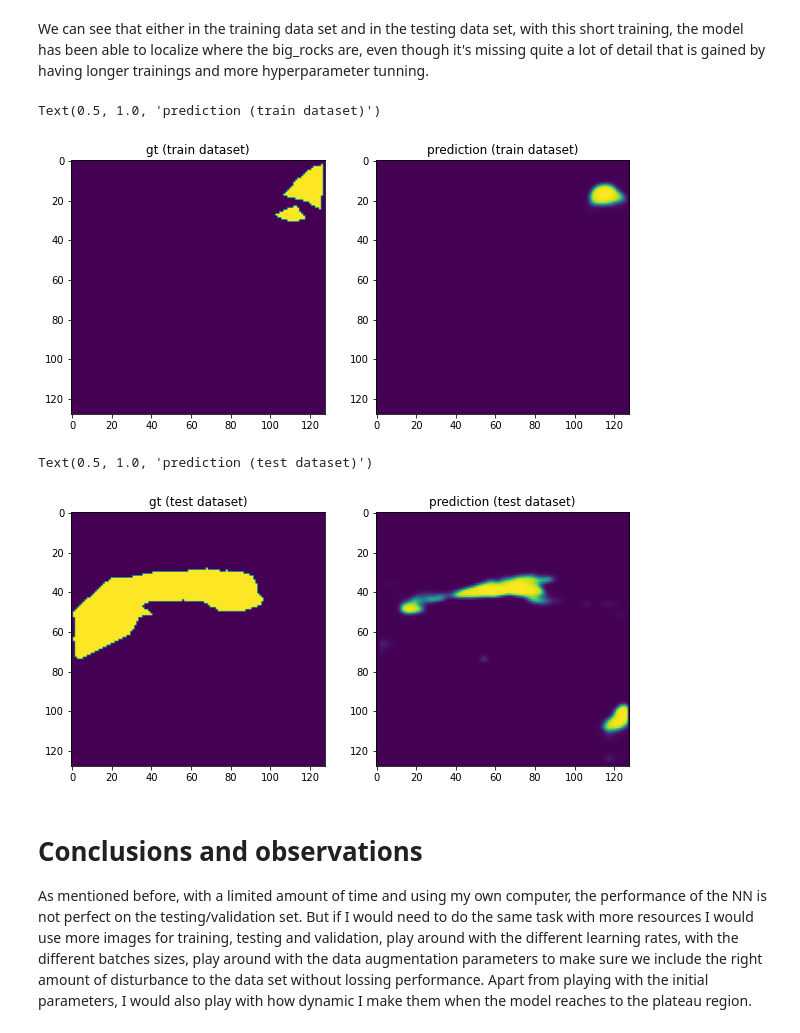
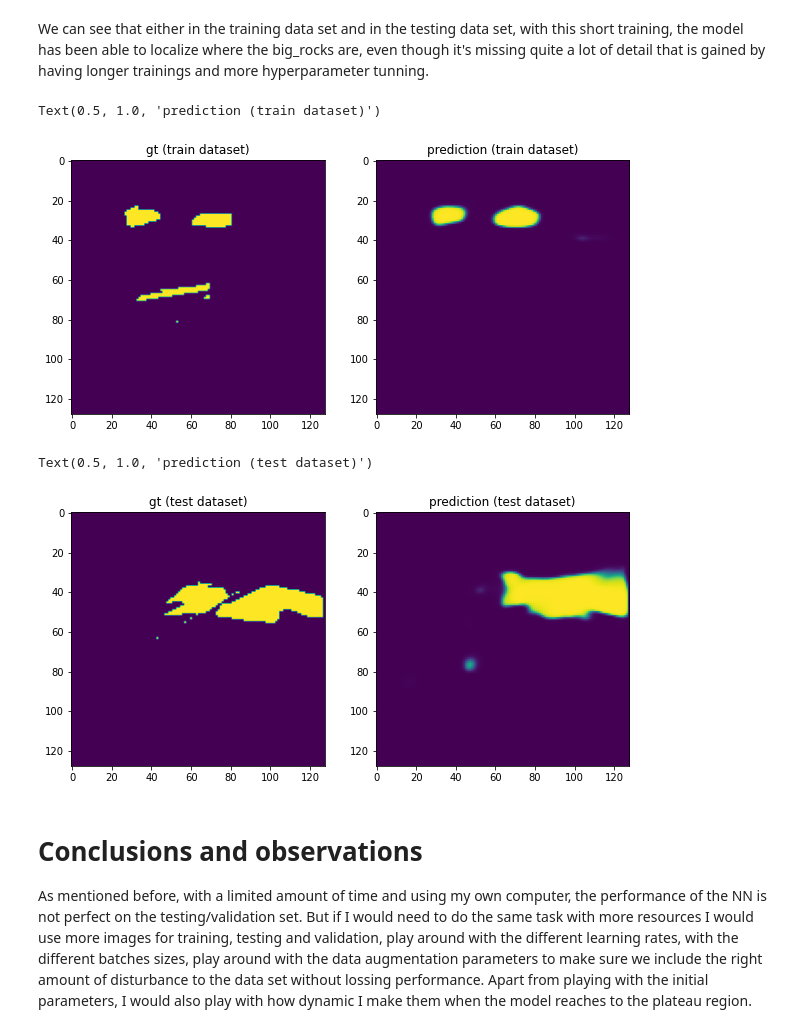
Before and after one commit to jordigc2/SpaceApps_test, a Jupyter notebook: src/Code.ipynb, the cells around one changed output. Saved outputs shown, nothing was run; the diff lists cells and outputs as text; code cells hidden in the pictures.

Commit message:
Training another model with normalized images

```diff
--- a/src/Code.ipynb
+++ b/src/Code.ipynb
@@ -220,12 +223,12 @@ def load_imgs_from_indexes(imgs_paths, labels_paths):
         img_size = (128,128)
         img = cv2.resize(cv2.imread(img_path), img_size, interpolation = cv2.INTER_AREA)
         labels = cv2.resize(cv2.imread(labels_path)[:,:,0], img_size, interpolation = cv2.INTER_AREA)
-        imgs_list.append(img)
+        imgs_list.append(img/255)
         labels_list.append(labels)
 
         img_augm, labels_augm = apply_random_data_augmentation(img=img, labels=labels)
         if img_augm.shape[0] != 0:
-            imgs_list.append(img_augm)
+            imgs_list.append(img_augm/255)
             labels_list.append(labels_augm)
     return imgs_list, labels_list
 # %%
@@ -279,5 +283,5 @@ len(x_train)
 # %%
-train_model = False
+train_model = True
 if train_model:
     # preprocess input
     X_train = preprocess_input(x_train)
@@ -297,4 +301,4 @@ if train_model:
                             steps_per_epoch=len(X_train)/15,
                             validation_data=(X_val, y_val),
                         )
-    model.save_weights('src/checkpoints2/my_checkpoint')
+    model.save_weights('src/checkpoints3/my_checkpoint')
@@ -335,8 +359,8 @@ with zipfile.ZipFile('src/checkpoints2.zip', 'r') as zip_ref:
     zip_ref.extractall('src/')
 # %%
 # Create a new model instance
-model2 = Unet(BACKBONE, encoder_weights='imagenet', classes=1, input_shape=(shape[0], shape[1], shape[2]),encoder_freeze=True)
-model2.compile('Adam', loss=bce_jaccard_loss, metrics=[iou_score])
+model2 = Unet(BACKBONE, encoder_weights='imagenet', classes=1, input_shape=(shape[0], shape[1], shape[2]),encoder_freeze=True, activation='sigmoid')
+model2.compile('Adam', loss=bce_jaccard_loss, metrics=[iou_score, tf.keras.metrics.BinaryAccuracy()])
 
 # Restore the weights
-model2.load_weights('src/checkpoints2/my_checkpoint')
+model2.load_weights('src/checkpoints3/my_checkpoint')
@@ -354,28 +379,28 @@ We can see that either in the training data set and in the testing data set, wit
 fig = plt.figure(figsize=(10,10))
 
 plt.subplot(1, 2, 1)
-plt.imshow(y_train[10])
+plt.imshow(y_train[115])
 plt.title("gt (train dataset)")
 
 plt.subplot(1, 2, 2)
-plt.imshow(model2.predict(x_train[10:11])[0])
+plt.imshow(model.predict(x_train[115:116])[0])
 plt.title("prediction (train dataset)")
 # %% [output]
 Text(0.5, 1.0, 'prediction (train dataset)')
-[figure, old version]
+[figure, new version]
 # %%
 fig = plt.figure(figsize=(10,10))
 
 plt.subplot(1, 2, 1)
-plt.imshow(y_test[19])
+plt.imshow(y_test[12])
 plt.title("gt (test dataset)")
 
 plt.subplot(1, 2, 2)
-plt.imshow(model2.predict(x_test[19:20])[0])
+plt.imshow(model2.predict(x_test[12:13])[0])
 plt.title("prediction (test dataset)")
 # %% [output]
 Text(0.5, 1.0, 'prediction (test dataset)')
-[figure, old version]
+[figure, new version]
 # %% [markdown]
 # Conclusions and observations
 
```
Also changed, not shown: parts of 9 cells of this notebook, 2 other files.
